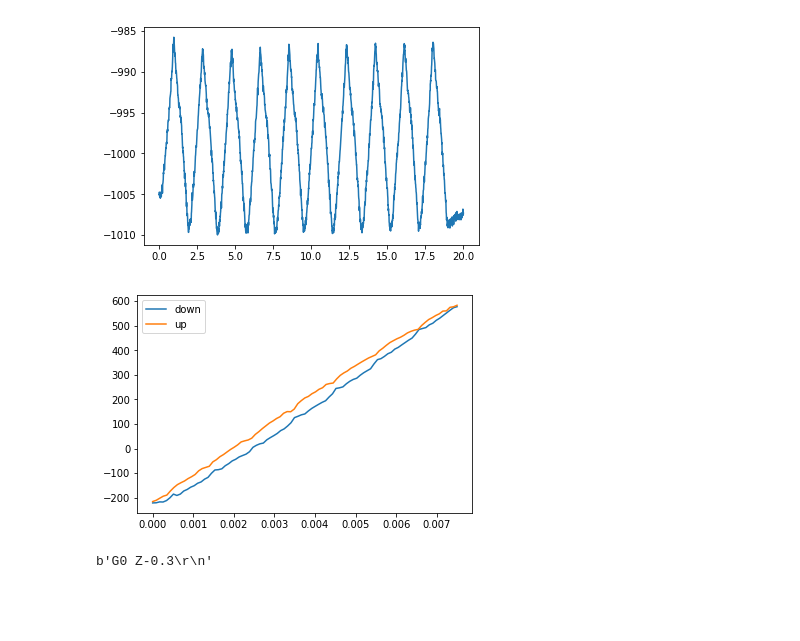
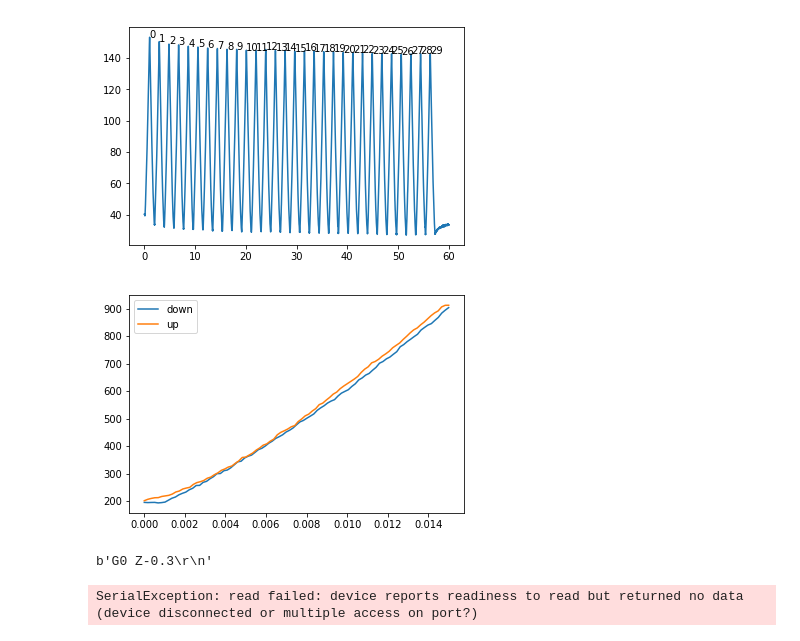
Before and after one commit to cdohl/elastic_scale, a Jupyter notebook: elast_control.ipynb, the cells around one changed output. Saved outputs shown, nothing was run; the diff lists cells and outputs as text; code cells hidden in the pictures; blank space fills up the shorter version.

```diff
--- a/elast_control.ipynb
+++ b/elast_control.ipynb
@@ -74,13 +85,19 @@ b''
 # %%
 import matplotlib.pyplot as plt
-nn=10
+import threading
+nn=30
 rate=.5 #frequency of up/down
 speed=258./2.*rate
 deltaz=.6
 send_printer('G1 F{:d}\r\n'.format(int(speed*deltaz)).encode())
+#generate G-code to send to printer
+cmd=''
 for i in range(nn):
-    print(send_printer('G0 Z{:4.1f}\n'.format(-deltaz).encode()))
-    print(send_printer('G0 Z{:4.1f}\n'.format(deltaz).encode()))
+    cmd +='G0 Z{:4.1f};'.format(-deltaz)
+    cmd +='G0 Z{:4.1f};'.format(deltaz)
+
+pt = threading.Thread(target=print_parser, args=(cmd,))
+pt.start()
 
 %time y,x=read_scale_times(nn/rate)
 # %% [output]
@@ -113,29 +112,29 @@ plt.plot(xnp, ynp)
 for i in range(len(peaks)):
     plt.text(xnp[peaks[i]], ynp[peaks[i]],str(i))
 # %% [output]
-[figure, old version]
+[figure, new version]
 # %%
-peak_i=-6 #peak position to analyse
+peak_i=-27 #peak position to analyse
 g=9.81    #gravitational acceleration
 obj_h=40 #height in mm
 obj_A=4e-2*4e-2 #Area in m2
 down_start_index=int(peaks[peak_i-1]+(peaks[peak_i]-peaks[peak_i-1])/2.)#find down start index
 down_end_index=peaks[peak_i]
 up_start_index=peaks[peak_i-1]
 down_stroke=ynp[down_start_index:down_end_index]
 up_stroke=ynp[up_start_index:down_start_index-1]
 down_pos=np.linspace(0,deltaz,len(down_stroke))
 up_pos=deltaz-np.linspace(0,deltaz,len(up_stroke))
 up_strain=up_pos/obj_h
 down_strain=down_pos/obj_h
 up_stress=up_stroke*1e-3*g/obj_A
 down_stress=down_stroke*1e-3*g/obj_A
 
 plt.plot(down_strain,down_stress,label='down');
 plt.plot(up_strain,up_stress,label='up')
 plt.legend();
 # %% [output]
-[figure, old version]
+[figure, new version]
 # %%
 print('G0 Z{:4.1f}\r\n'.format(-deltaz).encode())
 # %% [output]
@@ -142,0 +144,4 @@ b'G0 Z-0.3\r\n'
+# %%
+send_printer(b'')
+# %% [output]
+SerialException: read failed: device reports readiness to read but returned no data (device disconnected or multiple access on port?)
```
Also changed, not shown: parts of 4 cells of this notebook.
